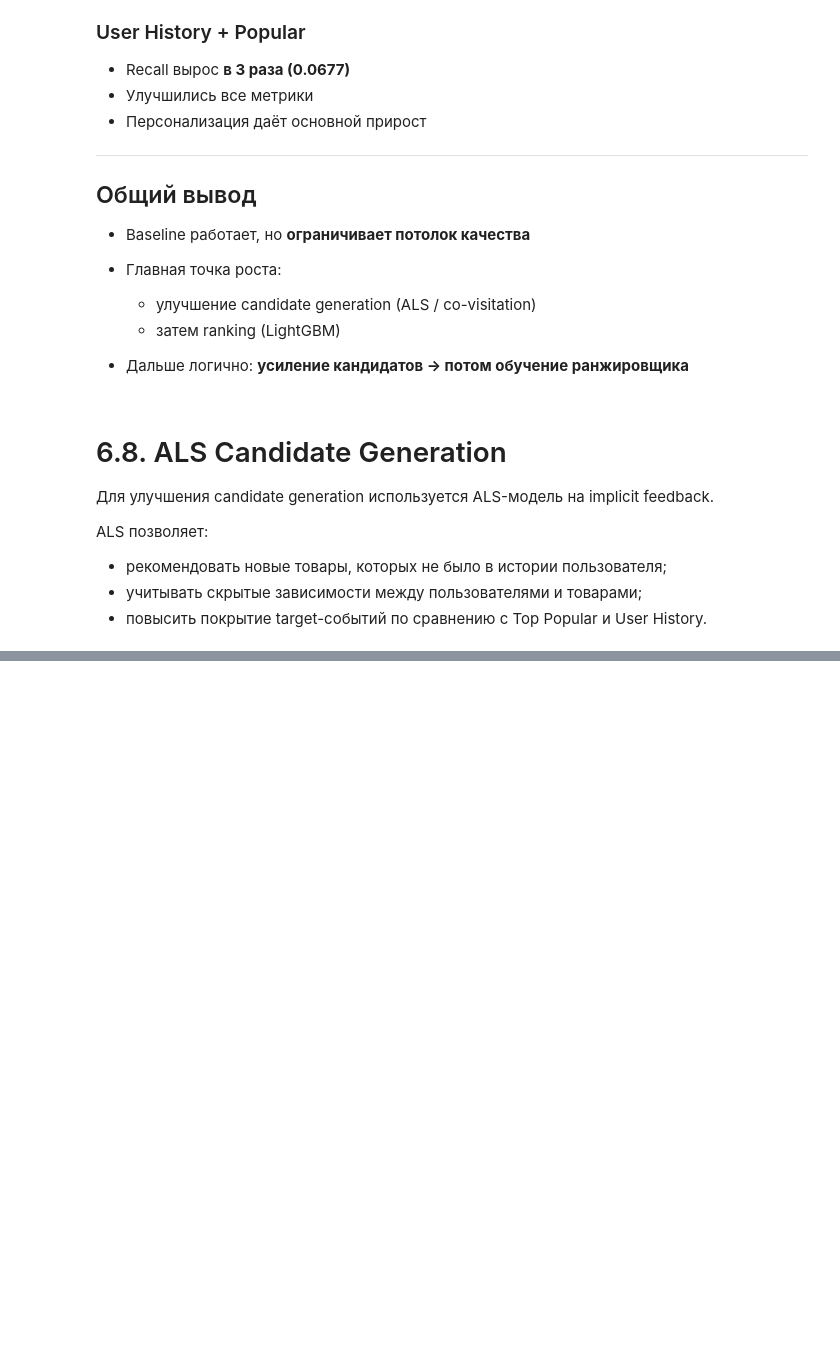
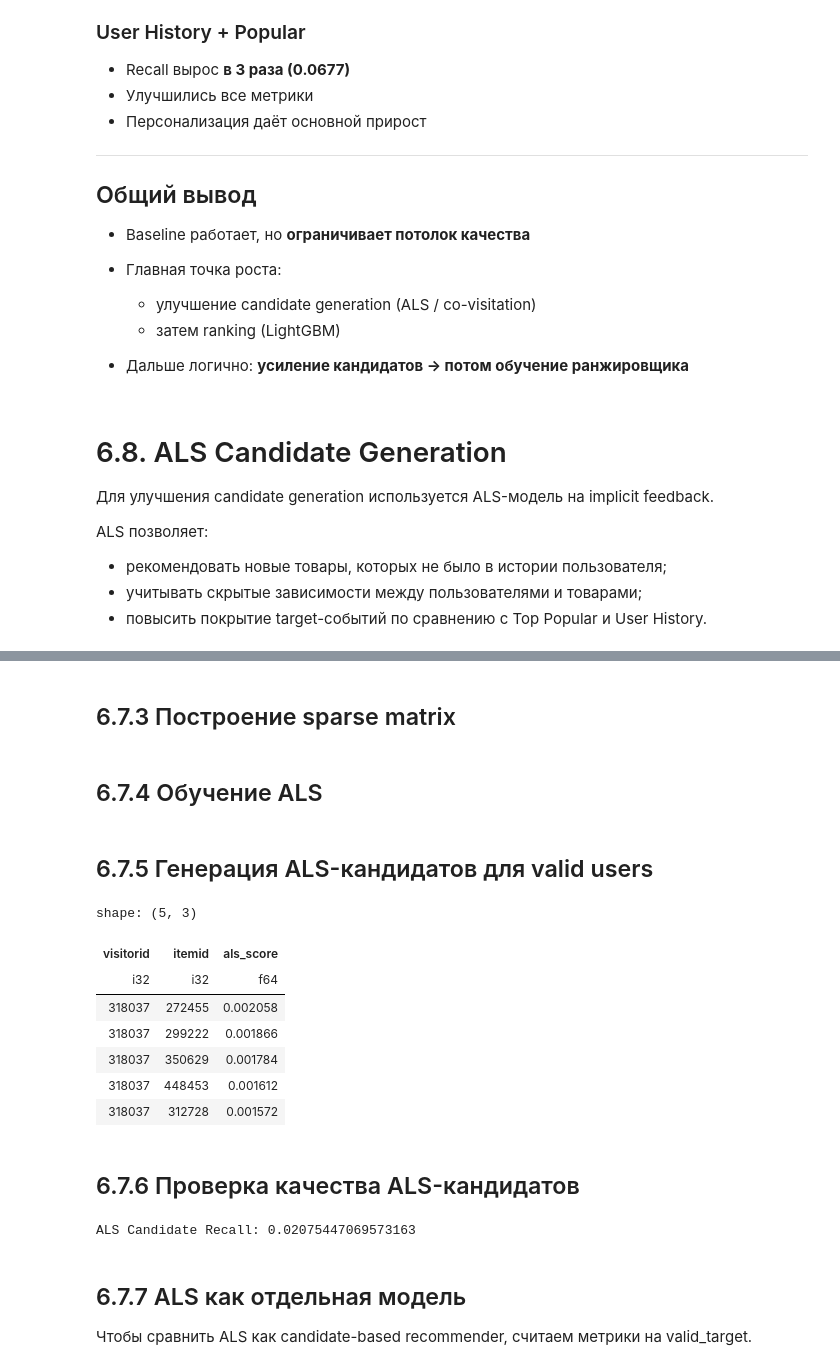
Before and after one commit to Manaam9/ecommerce-recsys, a Jupyter notebook: notebooks/02_modeling.ipynb, the cells around one changed output, grey strips where cells are left out. Cells and saved outputs as stored; diff of their text form; code cells hidden in the pictures; blank space fills up the shorter version.

```diff
--- a/notebooks/02_modeling.ipynb
+++ b/notebooks/02_modeling.ipynb
@@ -1070,0 +1336,7 @@ ALS позволяет:
+# %%
+# train_events в polars, переведём только этот блок в pandas:
+train_events_pd = train_events.to_pandas()
+
+train_events_pd["event_weight"] = (
+    train_events_pd["event"].map(ALS_EVENT_WEIGHTS).astype(float)
+)
@@ -1070,0 +1357,2 @@ ALS позволяет:
+# %% [markdown]
+## 6.7.3 Построение sparse matrix
@@ -1070,0 +1371,2 @@ ALS позволяет:
+# %% [markdown]
+## 6.7.4 Обучение ALS
@@ -1070,0 +1382,66 @@ ALS позволяет:
+# %% [markdown]
+## 6.7.5 Генерация ALS-кандидатов для valid users
+# %%
+valid_users_pd = valid_events.select("visitorid").unique().to_pandas()
+valid_user_list = valid_users_pd["visitorid"].tolist()
+
+ALS_TOP_K = 50
+
+als_candidate_rows = []
+
+for user_id in valid_user_list:
+    if user_id not in user2idx:
+        continue
+
+    user_idx = user2idx[user_id]
+    user_items = user_item_matrix[user_idx]
+
+    item_indices, scores = als_model.recommend(
+        userid=user_idx,
+        user_items=user_items,
+        N=ALS_TOP_K,
+        filter_already_liked_items=False,
+    )
+
+    for item_idx, score in zip(item_indices, scores):
+        als_candidate_rows.append((user_id, idx2item[item_idx], float(score)))
+
+als_candidates_pd = pd.DataFrame(
+    als_candidate_rows, columns=["visitorid", "itemid", "als_score"]
+)
+
+als_candidates = pl.from_pandas(als_candidates_pd).with_columns(
+    [
+        pl.col("visitorid").cast(pl.Int32),
+        pl.col("itemid").cast(pl.Int32),
+        pl.col("als_score").cast(pl.Float64),
+    ]
+)
+
+als_candidates.head()
+# %% [output]
+shape: (5, 3)
+| visitorid | itemid | als_score |
+| i32 | i32 | f64 |
+| 318037 | 272455 | 0.002058 |
+| 318037 | 299222 | 0.001866 |
+| 318037 | 350629 | 0.001784 |
+| 318037 | 448453 | 0.001612 |
+| 318037 | 312728 | 0.001572 |
+# %% [markdown]
+## 6.7.6 Проверка качества ALS-кандидатов
+# %%
+als_recall_check = valid_target.join(
+    als_candidates.select(["visitorid", "itemid"]),
+    on=["visitorid", "itemid"],
+    how="inner",
+)
+
+als_candidate_recall = als_recall_check.height / valid_target.height
+print("ALS Candidate Recall:", als_candidate_recall)
+# %% [output]
+ALS Candidate Recall: 0.02075447069573163
+# %% [markdown]
+## 6.7.7 ALS как отдельная модель
+
+Чтобы сравнить ALS как candidate-based recommender, считаем метрики на valid_target.
```
Also changed, not shown: parts of 24 cells of this notebook, 3 other files.
